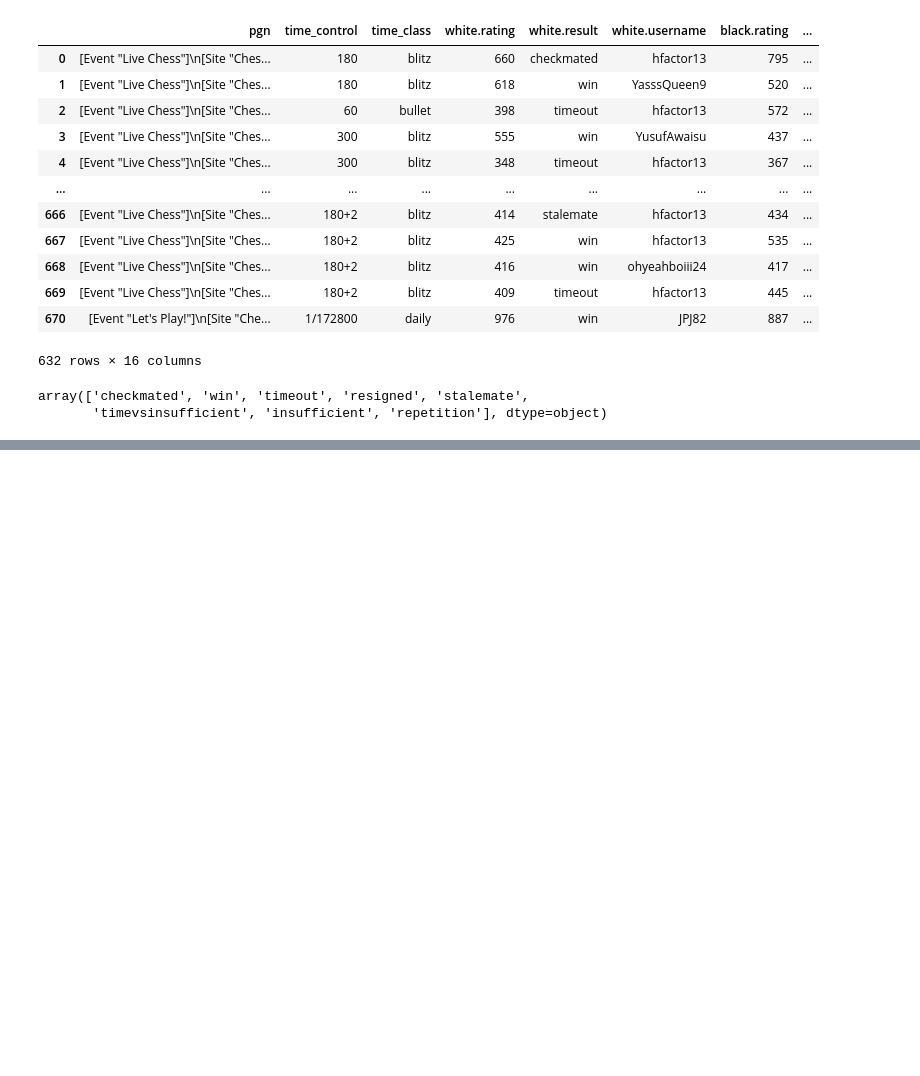
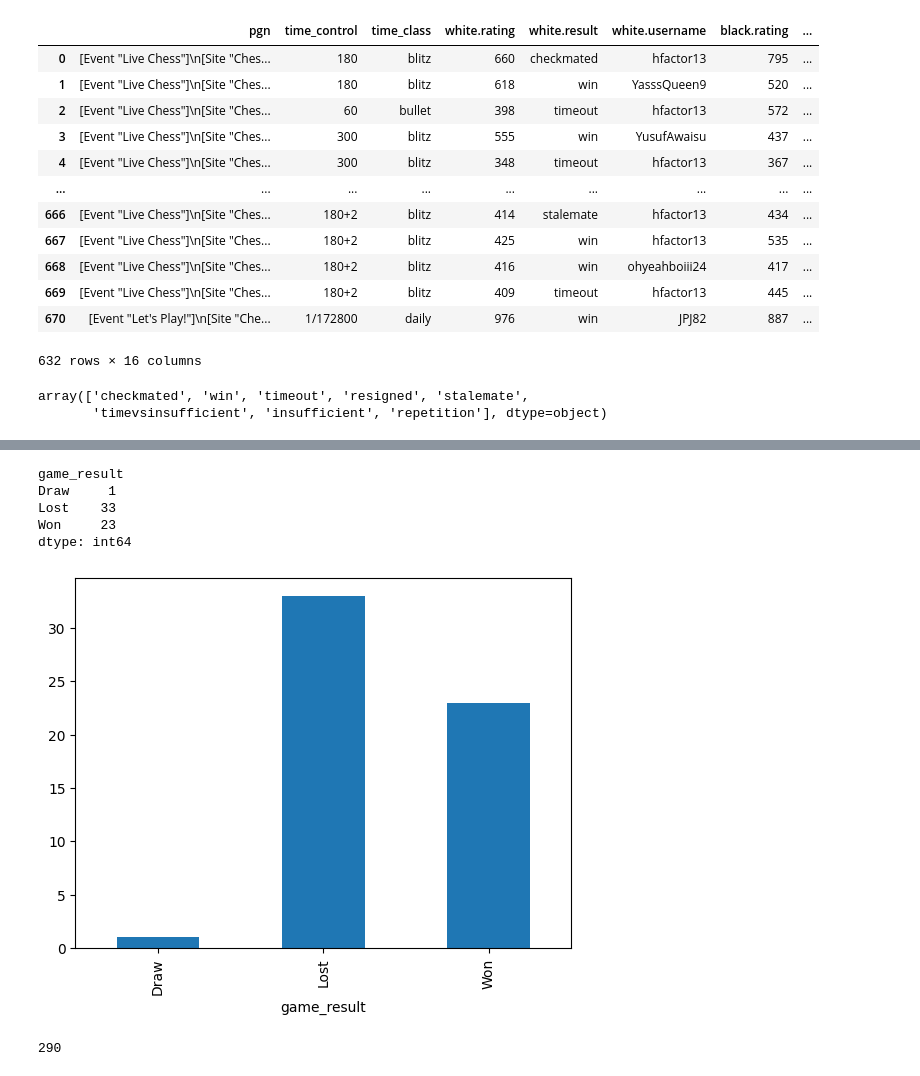
Before and after one commit to hfactor13/MyChessGames, a Jupyter notebook: chess_analysis.ipynb, the cells around one changed output, grey strips where cells are left out. Saved outputs shown, nothing was run; the diff lists cells and outputs as text; code cells hidden in the pictures; blank space fills up the shorter version.

```diff
--- a/chess_analysis.ipynb
+++ b/chess_analysis.ipynb
@@ -280,0 +310,14 @@ rapid_games = chess_games[chess_games["time_class"] == "rapid"]
+# %%
+bullet_games.groupby("game_result").size().plot.bar()
+print(bullet_games.groupby("game_result").size())
+# %% [output]
+game_result
+Draw     1
+Lost    33
+Won     23
+dtype: int64
+[figure, added]
+# %%
+chess_games["openings"].nunique()
+# %% [output]
+290
```
Also changed, not shown: parts of 3 cells of this notebook.
